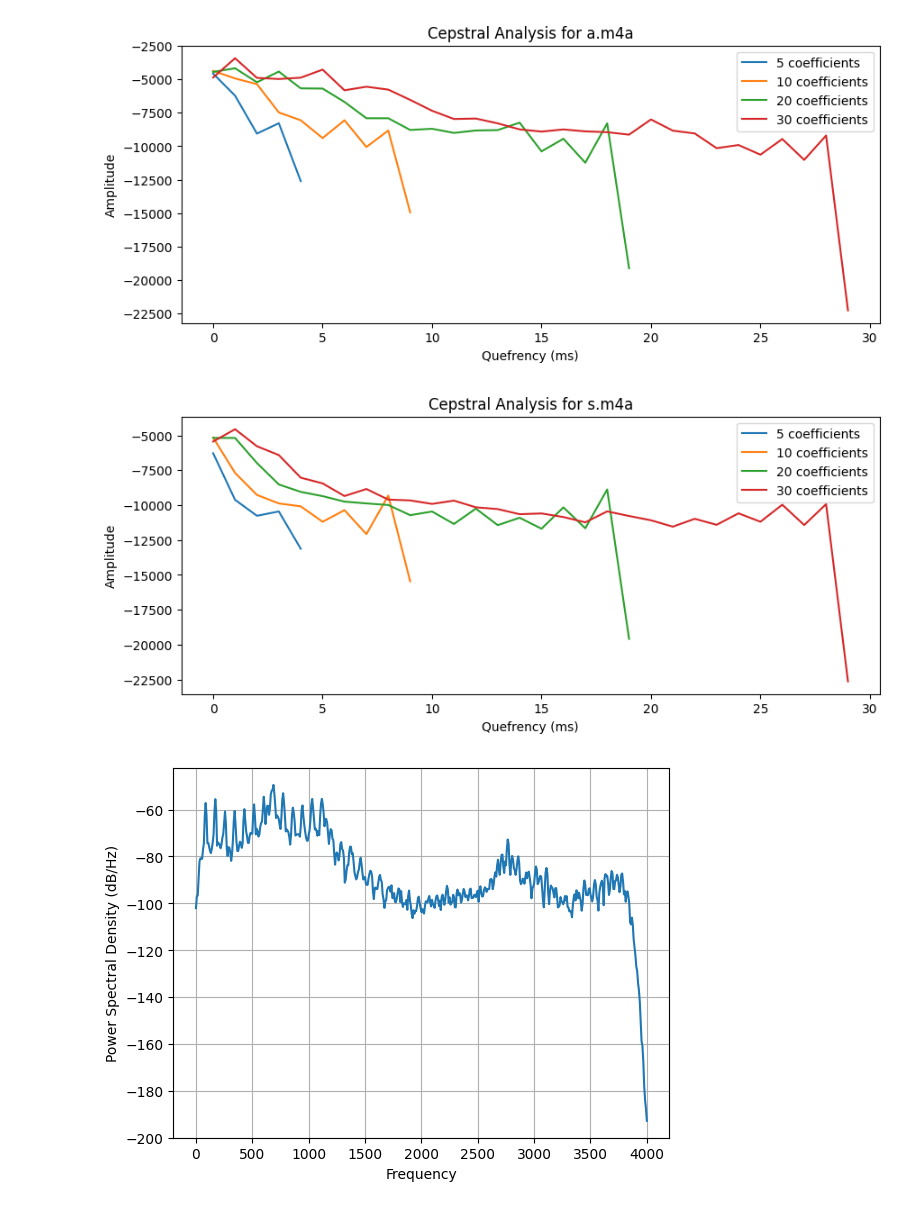
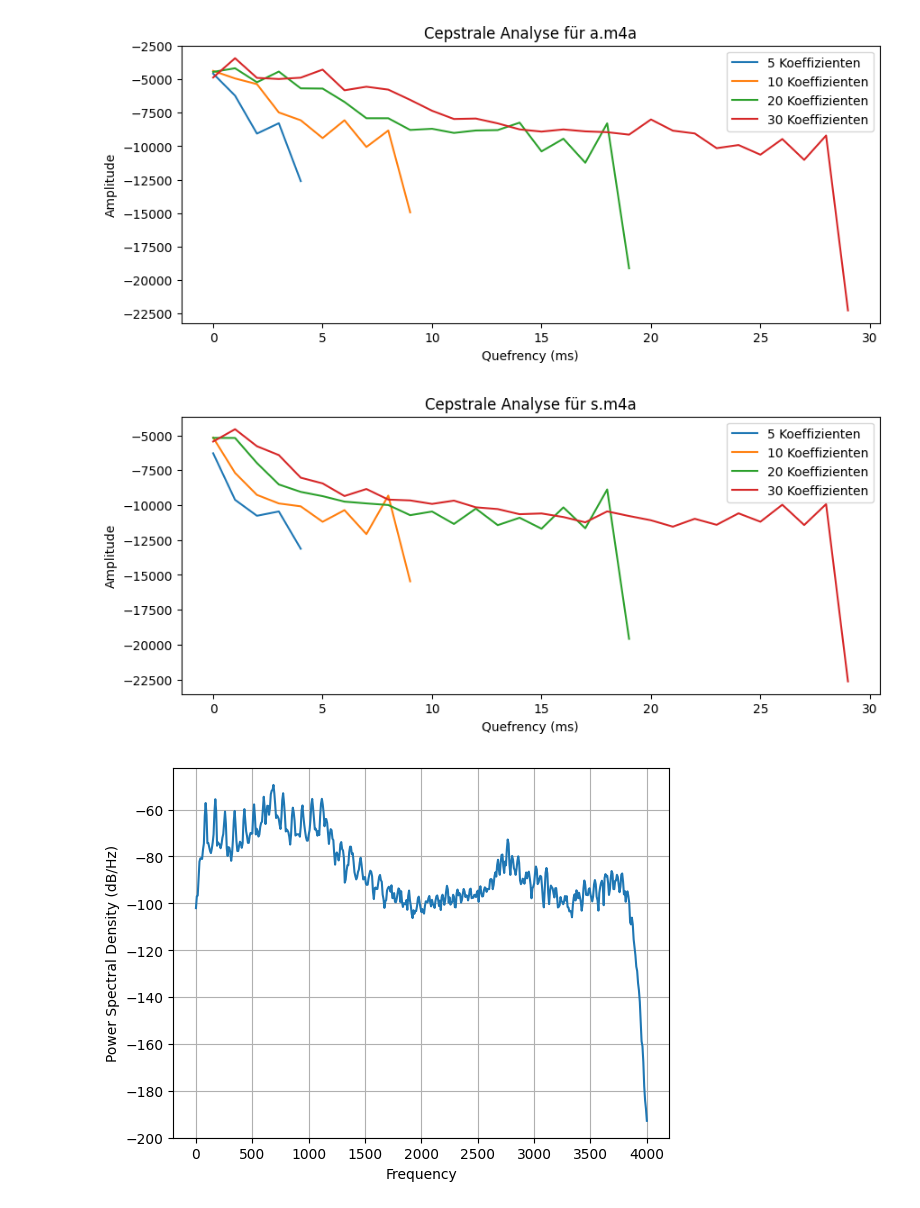
Before and after one commit to DerGeileHarald/Sprachverarbeitung, a Jupyter notebook: Labor7/Labor7.ipynb, the cells around one changed output. Drawn from its saved outputs; the diff is of its cells as text; code cells hidden in the pictures.

```diff
--- a/Labor7/Labor7.ipynb
+++ b/Labor7/Labor7.ipynb
@@ -136,8 +21,5 @@ Note: you may need to restart the kernel to use updated packages.
 # %%
-# Install necessary packages
-%pip install numpy librosa matplotlib scikit-learn scipy
-
-# Import necessary libraries
+# Importieren notwendiger Bibliotheken
 import numpy as np
 import librosa
 import matplotlib.pyplot as plt
@@ -146,7 +28,7 @@ from scipy.signal import lfilter
 from scipy.signal.windows import hamming
 from scipy.linalg import toeplitz
 
-# Helper functions for LPC
+# Hilfsfunktionen für LPC
 def lpc(signal, order):
     X = np.array([signal[i: i + order] for i in range(len(signal) - order)])
     y = signal[order:]
@@ -158,12 +40,12 @@ def freqz(b, a, worN=512, fs=2*np.pi):
     h = np.exp(1j * np.outer(w, np.arange(len(a)))) @ a
     return h, w * fs / (2 * np.pi)
 
-# Define file paths
+# Dateipfade definieren
 a_file = 'a.m4a'
 s_file = 's.m4a'
 sentence_file = 'wetter.m4a'
 
-# Function to extract and plot cepstral coefficients
+# a) Funktion zum Extrahieren und Plotten von Cepstral-Koeffizienten
 def plot_cepstral(file_path, n_coeffs):
     y, sr = librosa.load(file_path, sr=8000)
     S = np.abs(librosa.stft(y))
@@ -173,19 +55,19 @@ def plot_cepstral(file_path, n_coeffs):
     plt.figure(figsize=(10, 4))
     for n in n_coeffs:
         smoothed = idct(cepstrum[:n, :], axis=0, type=2)
-        plt.plot(np.mean(smoothed, axis=1), label=f'{n} coefficients')
-    plt.title(f'Cepstral Analysis for {file_path}')
+        plt.plot(np.mean(smoothed, axis=1), label=f'{n} Koeffizienten')
+    plt.title(f'Cepstrale Analyse für {file_path}')
     plt.xlabel('Quefrency (ms)')
     plt.ylabel('Amplitude')
     plt.legend()
     plt.show()
 
-# Plot cepstral coefficients for "a" and "s" with different numbers of coefficients
+# Cepstral-Koeffizienten für "a" und "s" mit unterschiedlichen Anzahlen von Koeffizienten plotten
 n_coeffs = [5, 10, 20, 30]
 plot_cepstral(a_file, n_coeffs)
 plot_cepstral(s_file, n_coeffs)
 
-# Function to perform LPC analysis and plot the spectrum
+# b) Funktion zur Durchführung der LPC-Analyse und zum Plotten des Spektrums
 def plot_lpc_spectrum(file_path, order):
     y, sr = librosa.load(file_path, sr=8000)
     a = lpc(y, order)
@@ -194,38 +76,38 @@ def plot_lpc_spectrum(file_path, order):
     H, freq = freqz(1, a, worN=1024, fs=sr)
 
     plt.figure(figsize=(10, 4))
-    plt.semilogy(freq, np.abs(H), label='LPC Spectrum')
-    plt.semilogy(f, np.sqrt(Pxx), label='Original Spectrum')
-    plt.title(f'LPC Analysis for {file_path}')
-    plt.xlabel('Frequency (Hz)')
+    plt.semilogy(freq, np.abs(H), label='LPC-Spektrum')
+    plt.semilogy(f, np.sqrt(Pxx), label='Originales Spektrum')
+    plt.title(f'LPC-Analyse für {file_path}')
+    plt.xlabel('Frequenz (Hz)')
     plt.ylabel('Amplitude')
     plt.legend()
     plt.show()
 
-# Perform LPC analysis for "a" and "s"
+# LPC-Analyse für "a" und "s" durchführen
 plot_lpc_spectrum(a_file, order=12)
 plot_lpc_spectrum(s_file, order=12)
 
-# Function to plot prediction error
+# c) Funktion zum Plotten des Prädiktionsfehlers
 def plot_prediction_error(file_path, order):
     y, sr = librosa.load(file_path, sr=8000)
     a = lpc(y, order)
     e = lfilter(a, 1, y)
 
     plt.figure(figsize=(10, 4))
-    plt.plot(e, label='Prediction Error')
-    plt.plot(y, alpha=0.5, label='Original Signal')
-    plt.title(f'Prediction Error for {file_path}')
+    plt.plot(e, label='Prädiktionsfehler')
+    plt.plot(y, alpha=0.5, label='Originales Signal')
+    plt.title(f'Prädiktionsfehler für {file_path}')
     plt.xlabel('Sample')
     plt.ylabel('Amplitude')
     plt.legend()
     plt.show()
 
-# Plot prediction error for "a" and "s"
+# Prädiktionsfehler für "a" und "s" plotten
 plot_prediction_error(a_file, order=12)
 plot_prediction_error(s_file, order=12)
 
-# Function to compute and plot cepstrum for a sentence
+# d) Funktion zum Berechnen und Plotten des Cepstrums für einen Satz
 def plot_sentence_cepstrum(file_path):
     y, sr = librosa.load(file_path, sr=8000)
     S = np.abs(librosa.stft(y))
@@ -234,19 +116,19 @@ def plot_sentence_cepstrum(file_path):
 
     plt.figure(figsize=(10, 4))
     plt.imshow(np.abs(cepstrum), aspect='auto', origin='lower', extent=[0, y.shape[0] / sr, 0, cepstrum.shape[0]])
-    plt.title(f'Cepstrum for {file_path}')
-    plt.xlabel('Time (s)')
+    plt.title(f'Cepstrum für {file_path}')
+    plt.xlabel('Zeit (s)')
     plt.ylabel('Quefrency (ms)')
     plt.colorbar(label='Amplitude')
     plt.show()
 
-# Plot cepstrum for the sentence
+# Cepstrum für den Satz plotten
 plot_sentence_cepstrum(sentence_file)
 
-# Function to create a Mel filter bank and compute the Mel cepstrum
+# e) Funktion zur Erstellung einer Mel-Filterbank und Berechnung des Mel-Cepstrums
 def plot_mel_cepstrum(file_path, n_filters):
     y, sr = librosa.load(file_path, sr=8000)
-    n_fft = 2048  # or another value; this should match the n_fft used in librosa.stft
+    n_fft = 2048  # oder ein anderer Wert; dies sollte dem n_fft entsprechen, das in librosa.stft verwendet wird
     S = np.abs(librosa.stft(y, n_fft=n_fft))**2
     mel_basis = librosa.filters.mel(sr=sr, n_fft=n_fft, n_mels=n_filters)
     mel_S = np.dot(mel_basis, S)
@@ -255,11 +137,11 @@ def plot_mel_cepstrum(file_path, n_filters):
 
     plt.figure(figsize=(10, 4))
     plt.plot(np.mean(mel_cepstrum, axis=1))
-    plt.title(f'Mel Cepstrum for {file_path}')
+    plt.title(f'Mel-Cepstrum für {file_path}')
     plt.xlabel('Quefrency (ms)')
     plt.ylabel('Amplitude')
     plt.show()
 
-# Plot Mel cepstrum for "s"
+# Mel-Cepstrum für "s" plotten
 plot_mel_cepstrum(s_file, n_filters=24)
 # %% [output]
@@ -283,3 +148,3 @@ Note: you may need to restart the kernel to use updated packages.
-[figure, old version]
+[figure, new version]
-[figure, old version]
+[figure, new version]
 [figure]
```
Also changed, not shown: parts of 3 cells of this notebook.
